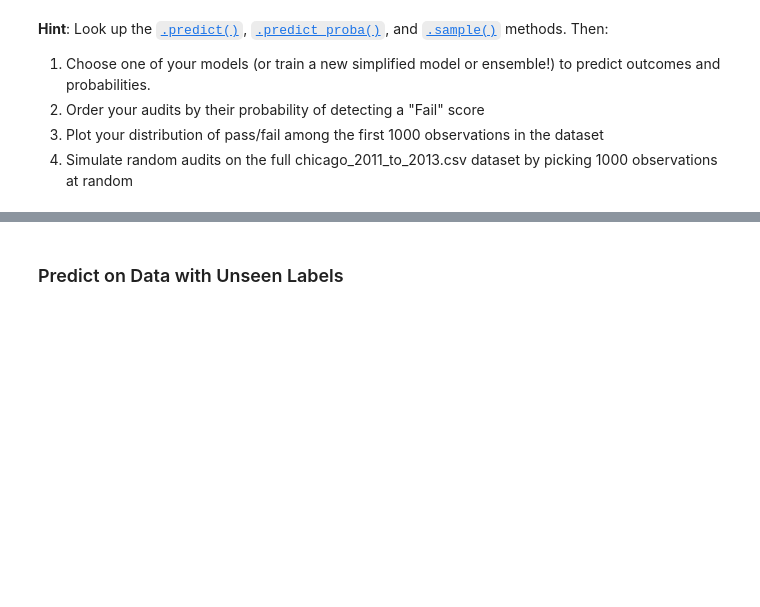
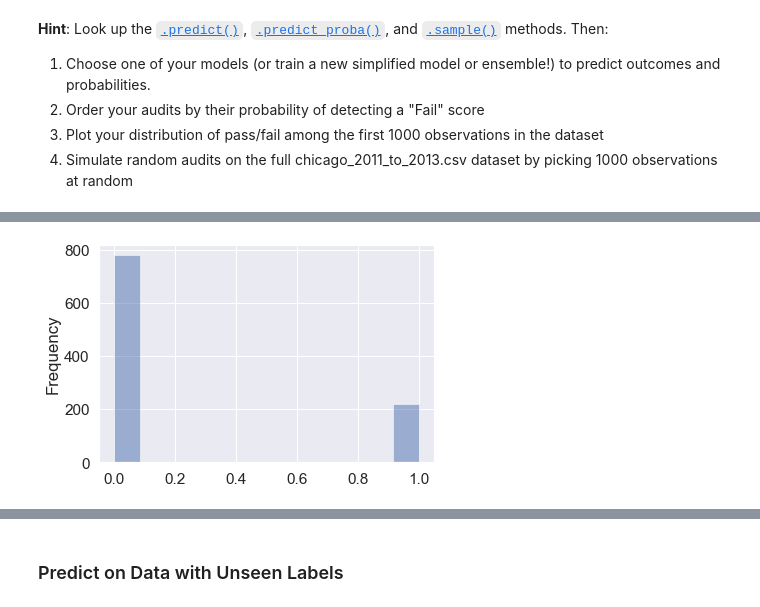
Before and after one commit to annettegailliot/CSS_Project3_Team7_Fall2022, a Jupyter notebook: Project 3 Students.ipynb, the cells around one changed output, grey strips where cells are left out. Drawn from its saved outputs; the diff is of its cells as text; code cells hidden in the pictures; blank space fills up the shorter version.

```diff
--- a/Project 3 Students.ipynb
+++ b/Project 3 Students.ipynb
@@ -433,0 +489,16 @@ plt.show()
+# %%
+#get probability of Fail on whole dataset
+audit_prob_full = pd.DataFrame(np.asmatrix(log_model.predict_proba(X)), index=X.index)
+audit_prob_full = audit_prob_full.rename(columns={0: "ProbPass", 1: "ProbFail"})
+
+#Get predicted Fail
+audit_pred_full = pd.DataFrame(log_model.predict(X), index=X.index)
+audit_pred_full = audit_pred_full.rename(columns={0: "PredFail"})
+
+#Get actual Fail
+actual = pd.DataFrame(y, index=X.index)
+actual = actual.rename(columns={0: "Fail"})
+
+#Make dataset combining these values
+audit_full = pd.concat([actual, audit_prob_full, audit_pred_full], axis=1)
+audit_full
@@ -433,0 +520,4 @@ plt.show()
+# %%
+#Take a random 1,000 of the full dataset
+audit_full_1000 = audit_full.sample(n=1000, random_state=1)
+audit_full_1000
@@ -433,0 +539,6 @@ plt.show()
+# %%
+#Plot prediction of random 1,000 from the full sample
+#The logit model performs better than a random model!
+ax = audit_full_1000['PredFail'].plot.hist(bins=12, alpha=0.5)
+# %% [output]
+[figure, added]
```
Also changed, not shown: parts of 12 cells of this notebook, 1 other file.
